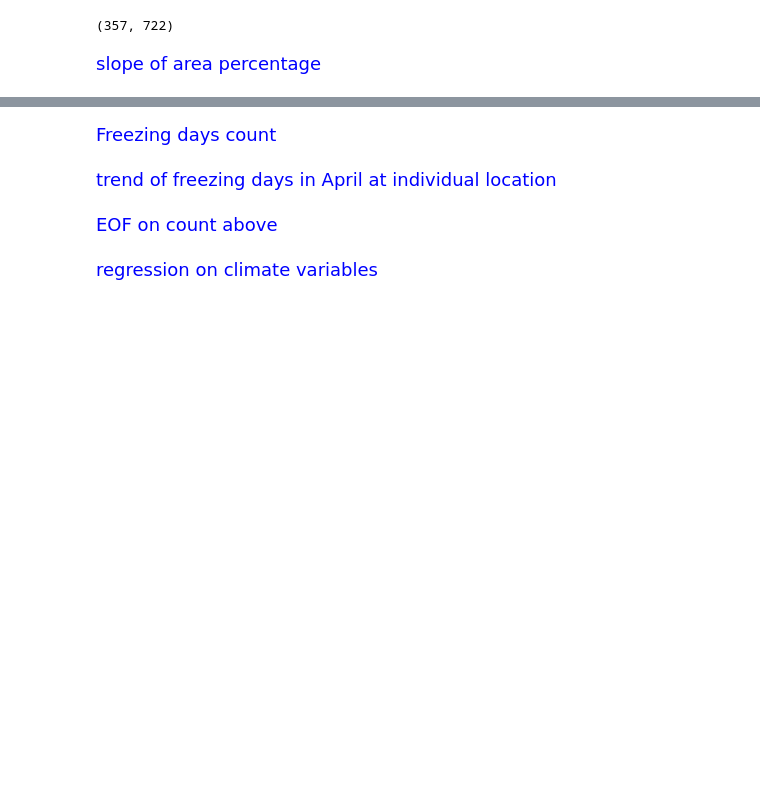
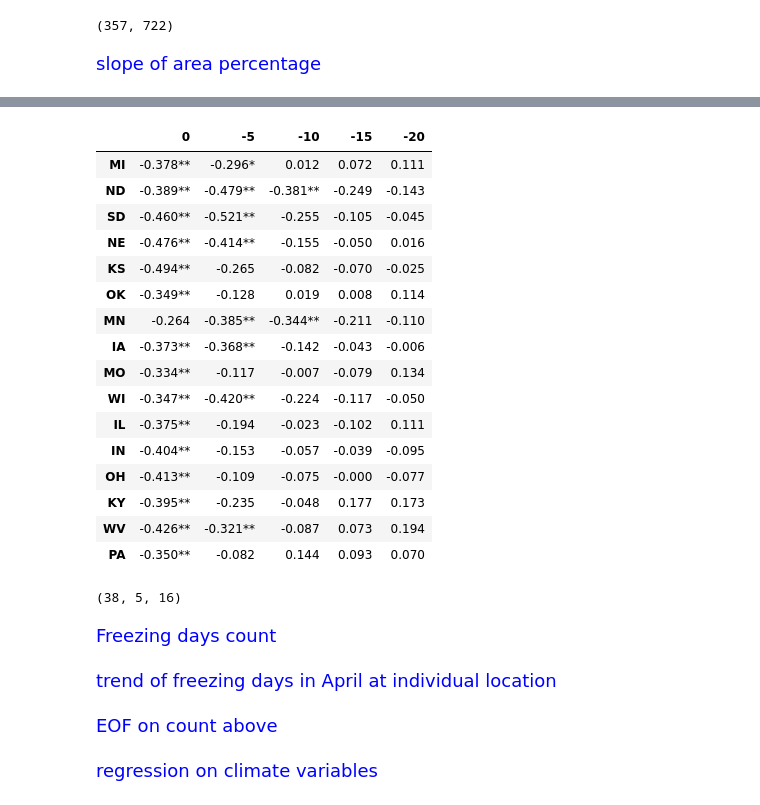
Before and after one commit to Diane1306/ERA5_PRISM, a Jupyter notebook: CompositeAnalysis.ipynb, the cells around one changed output, grey strips where cells are left out. Saved outputs shown, nothing was run; the diff lists cells and outputs as text; code cells hidden in the pictures; blank space fills up the shorter version.

```diff
--- a/CompositeAnalysis.ipynb
+++ b/CompositeAnalysis.ipynb
@@ -132,0 +192,53 @@ table.style.applymap(color_significance_red)
+# %%
+# states = ['MI', 'ND', 'SD', 'NE', 'KS', 'OK', 'MN', 'IA', 'MO', 'WI', 'IL', 'IN', 'OH', 'KY', 'WV', 'PA']
+# mdmask = [np.load(f'./var/{states[ii]}_mask.npy') for ii in range(16)]
+# Tcriteria = [0, -5, -10, -15, -20]
+
+# March = np.load('./var/MarchCountState.npy').sum(axis=3)
+# April = np.load('./var/AprilCountState.npy').sum(axis=3)
+# May = np.load('./var/MayCountState.npy').sum(axis=3)
+# data = [March, April, May]
+
+# slope = np.zeros((3, 3, 5, 16))
+# pvalue = np.zeros((3, 3, 5, 16))
+# for ii in range(3):
+#     for mi in range(3):
+#         index = indices_mon[ii, mi, :]
+#         for ti in range(5):
+#             for si in range(16):
+#                 r = stats.linregress(index, data[mi][:, ti, si])
+#                 slope[ii, mi, ti, si] = r.rvalue
+#                 pvalue[ii, mi, ti, si] = r.pvalue
+
+table = [[[] for i in range(5)] for j in range(16)]
+ii = 1
+mi = 0
+for si in range(16):
+    for ti in range(5):
+        if pvalue[ii, mi, ti, si] < .05:
+            table[si][ti] = f'{(slope[ii, mi, ti, si]):.3f}**'
+        elif pvalue[ii, mi, ti, si] < .1:
+            table[si][ti] = f'{(slope[ii, mi, ti, si]):.3f}*'
+        else:
+            table[si][ti] = f'{(slope[ii, mi, ti, si]):.3f}'
+table = pd.DataFrame(table)
+table = table.rename(index={i:states[i] for i in range(16)}, columns={i:Tcriteria[i] for i in range(5)})
+table.style.applymap(color_PositiveNegative)
+# %% [output]
+|  | 0 | -5 | -10 | -15 | -20 |
+| MI | -0.378** | -0.296* | 0.012 | 0.072 | 0.111 |
+| ND | -0.389** | -0.479** | -0.381** | -0.249 | -0.143 |
+| SD | -0.460** | -0.521** | -0.255 | -0.105 | -0.045 |
+| NE | -0.476** | -0.414** | -0.155 | -0.050 | 0.016 |
+| KS | -0.494** | -0.265 | -0.082 | -0.070 | -0.025 |
+| OK | -0.349** | -0.128 | 0.019 | 0.008 | 0.114 |
+| MN | -0.264 | -0.385** | -0.344** | -0.211 | -0.110 |
+| IA | -0.373** | -0.368** | -0.142 | -0.043 | -0.006 |
+| MO | -0.334** | -0.117 | -0.007 | -0.079 | 0.134 |
+| WI | -0.347** | -0.420** | -0.224 | -0.117 | -0.050 |
+| IL | -0.375** | -0.194 | -0.023 | -0.102 | 0.111 |
+| IN | -0.404** | -0.153 | -0.057 | -0.039 | -0.095 |
+| OH | -0.413** | -0.109 | -0.075 | -0.000 | -0.077 |
+| KY | -0.395** | -0.235 | -0.048 | 0.177 | 0.173 |
+| WV | -0.426** | -0.321** | -0.087 | 0.073 | 0.194 |
+| PA | -0.350** | -0.082 | 0.144 | 0.093 | 0.070 |
@@ -133,3 +278,7 @@ table.style.applymap(color_significance_red)
+# %%
+May.shape
+# %% [output]
+(38, 5, 16)
 # %% [markdown]
 <font size=4 color=blue>Freezing days count
 # %%
```
Also changed, not shown: parts of 6 cells of this notebook, 5 other files.
